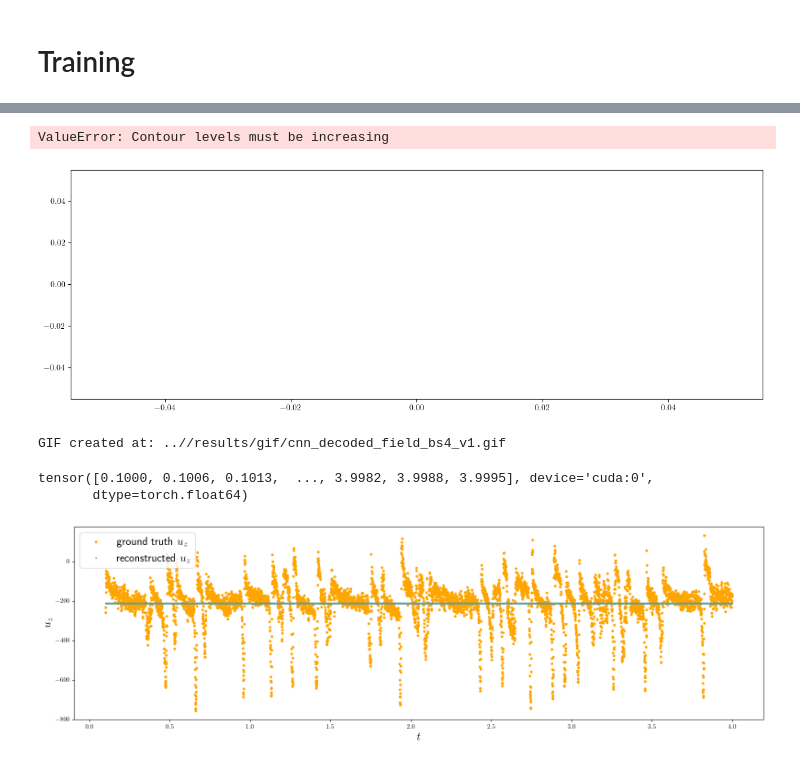
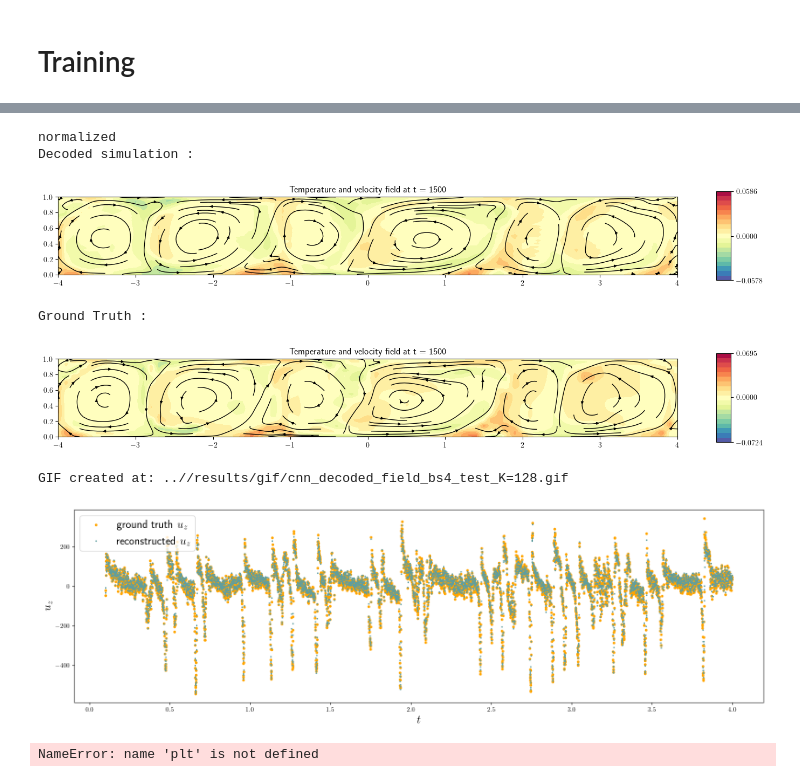
Before and after one commit to Julielmnt/Stage_M2, a Jupyter notebook: code/autoencoder.ipynb, the cells around one changed output, grey strips where cells are left out. Cells and saved outputs as stored; diff of their text form; code cells hidden in the pictures.

```diff
--- a/code/autoencoder.ipynb
+++ b/code/autoencoder.ipynb
@@ -41,12 +41,14 @@ from data_analysis import compatible_path
 current_directory = compatible_path('../')
 
 simulation = Simulation(current_directory, normalize = True)
-time, x, z, u, w, T, umean, wmean, Tmean = map(lambda x: torch.tensor(x).to(device), simulation.import_data())
+time, x, z, u, w, T, umean, wmean, Tmean = map(lambda x: torch.tensor(x, dtype=torch.float64).to(device), simulation.import_data())
 simulation.image_rgb()
 
 h, l = np.shape(x)
 m = len(time)
 print(m)
 N = h*l*3
+
+print(simulation.Umax, simulation.Wmax, simulation.Tmax)
 # %% [output]
 6249
@@ -248,12 +200,24 @@ torch.Size([6249, 3, 81, 51])
 # %%
-autoencoder = ConvolutionalAutoencoder(device)
+from autoencoder import ConvolutionalAutoencoder
+X = simulation.X_rgb
+x = np.swapaxes(torch.from_numpy(X), 0, 1).cpu()
+x = x.float()
 
-autoencoder.load_state_dict(torch.load(f'{current_directory}/results/autoencoder/cnn/model_bs{batch_size}_v2.pt'))
-autoencoder.eval()  # Set the model to evaluation mode
+print(x.shape)
+print(K)
+
+def apply_autoencoder(K):
+    autoencoder = ConvolutionalAutoencoder(device, sizes, K = K)
+
+    autoencoder.load_state_dict(torch.load(f'{current_directory}/results/autoencoder/cnn/model_bs{batch_size}_K{K}.pt'))
+    autoencoder.eval()  # Set the model to evaluation mode
 
 
-with torch.no_grad():
-    encoded_data = autoencoder.encoder(x.to(device))
+    with torch.no_grad():
+        encoded_data = autoencoder.linear_encoder(torch.reshape(autoencoder.encoder(x.to(device)), (m, -1)))
 
-with torch.no_grad():
-    decoded_data = autoencoder.decoder(encoded_data)
+    with torch.no_grad():
+        decoded_data = autoencoder.decoder(torch.reshape(autoencoder.linear_decoder(encoded_data), (m, autoencoder.n_channels, sizes[-1][0], sizes[-1][1])))
+    return decoded_data
+
+decoded_data = apply_autoencoder(K)
@@ -280,30 +281,34 @@ tensor([[[5.2884e-40, 5.2884e-40, 5.2884e-40],
 # %%
 from data_analysis import Simulation
-decoded_simulation = Simulation(current_directory, normalize = True)
-decoded_simulation.reconstruct_simulation(decoded_data.cpu().numpy(), rgb = True)
 
-t = 1369
+Umax = simulation.Umax
+Wmax = simulation.Wmax
+Tmax = simulation.Tmax
+decoded_simulation = Simulation(current_directory, normalize = False)
+decoded_simulation.reconstruct_simulation(decoded_data.cpu().numpy(), rgb = True, normalize = [Umax, Wmax, Tmax])
+
+t = 1500
+print("Decoded simulation :")
 decoded_simulation.plot_field(t)
+print('Ground Truth :')
 simulation.plot_field(t)
 # %% [output]
-ValueError: Contour levels must be increasing
+normalized
+Decoded simulation :
-[figure, old version]
+[figure, new version]
+Ground Truth :
+[figure, added]
 # %%
-decoded_simulation.save_clip(1300, 1400, f'{current_directory}/results/autoencoder/cnn/snapshots/')
+decoded_simulation.save_clip(1550, 1650, f'{current_directory}/results/autoencoder/cnn/snapshots/')
 
 from utils import make_gif
 
-make_gif(f'{current_directory}/results/autoencoder/cnn/snapshots/', f'{current_directory}/results/gif/cnn_decoded_field_bs{batch_size}_v1.gif', 10)
+make_gif(f'{current_directory}/results/autoencoder/cnn/snapshots/', f'{current_directory}/results/gif/cnn_decoded_field_bs{batch_size}_test_K={K}.gif', 10)
 # %% [output]
-GIF created at: ..//results/gif/cnn_decoded_field_bs4_v1.gif
+GIF created at: ..//results/gif/cnn_decoded_field_bs4_test_K=128.gif
 # %%
 uz_decoded, uzmean_decoded = decoded_simulation.UZ()
 uz, uzmean = simulation.UZ()
-# %%
-print(time)
-# %% [output]
-tensor([0.1000, 0.1006, 0.1013,  ..., 3.9982, 3.9988, 3.9995], device='cuda:0',
-       dtype=torch.float64)
 # %%
 fig, ax1 = plt.subplots(figsize = (16, 5))
 
@@ -317,4 +322,4 @@ ax1.legend(fontsize = fontsize, loc = 'upper left')
 
 fig.tight_layout()
 # %% [output]
-[figure, old version]
+[figure, new version]
@@ -320,0 +352,15 @@ fig.tight_layout()
+# %%
+fig, ax2 = plt.subplots(figsize = (10, 7))
+ax2.scatter(K_values, residual_norm, s = 30, c = 'orchid', label = r"residual for the whole data")
+ax2.scatter(K_values, residual_norm_train, s = 30, c = 'palegreen', label = r"residual for the trained set")
+ax2.scatter(K_values, residual_norm_test, s = 30, c = 'salmon', label = r"residual for the test set")
+
+# ax.set_title(r"Residual norm")
+ax2.set_ylabel('Residual norm', fontsize = fontsize)
+ax2.set_xlabel('K', fontsize = fontsize)
+ax2.set_ylim(bottom = 0)
+ax2.legend()
+# fig.suptitle(f'number of modes = {num_modes} ', fontsize = fontsize)
+fig.tight_layout()
+# %% [output]
+NameError: name 'plt' is not defined
```
Also changed, not shown: parts of 21 cells of this notebook, 5 other files.
